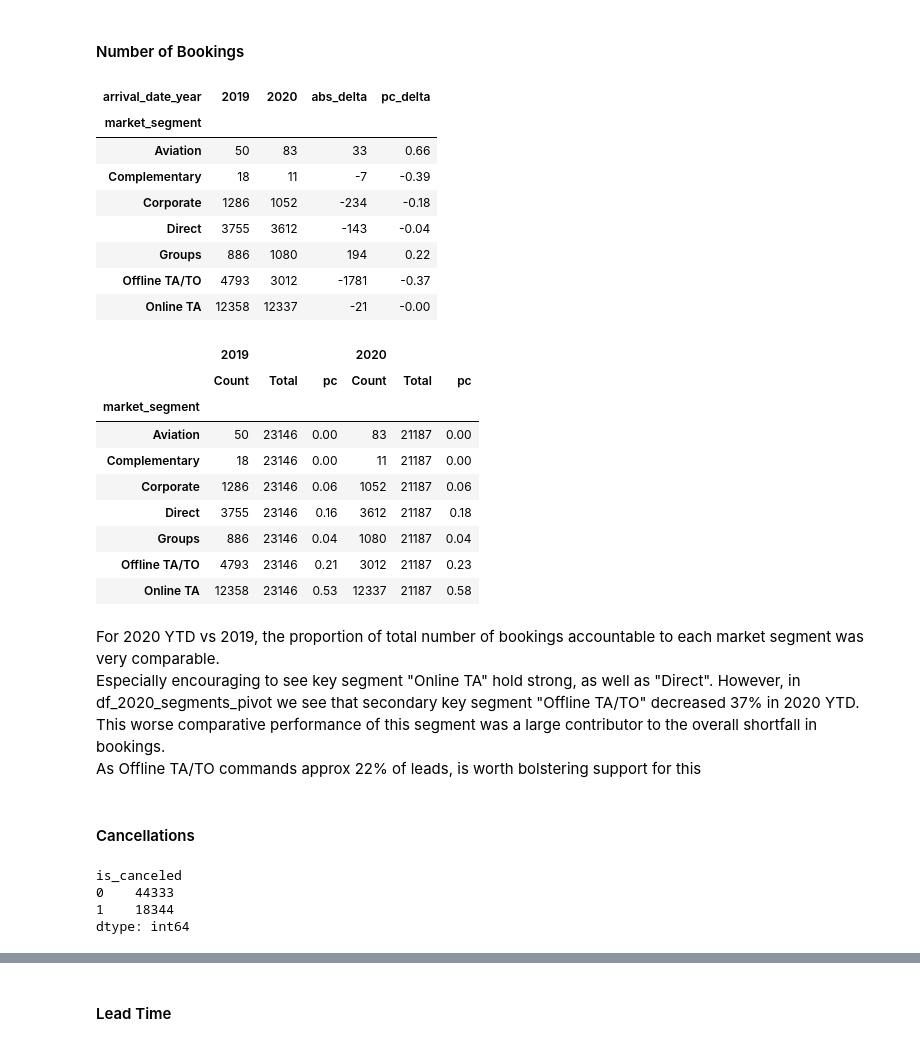
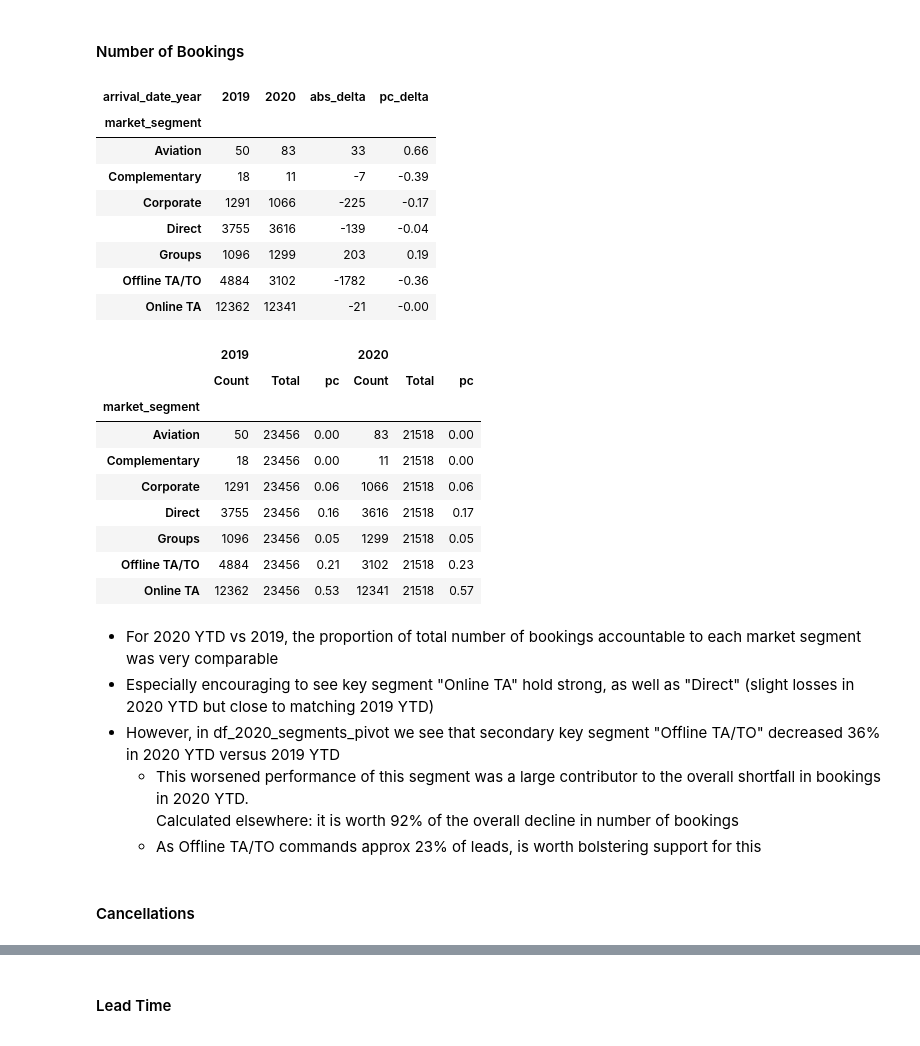
Before and after one commit to dngsus/data_analysis, a Jupyter notebook: 01 Hotel v01.ipynb, the cells around one changed output, grey strips where cells are left out. Saved outputs shown, nothing was run; the diff lists cells and outputs as text; code cells hidden in the pictures.

```diff
--- a/01 Hotel v01.ipynb
+++ b/01 Hotel v01.ipynb
@@ -51,6 +72,6 @@ import numpy as np
 pd.options.display.float_format = '{:.2f}'.format
 # %%
-df = pd.read_excel(r"D:\Code\Data Analysis\01\hotel_revenue_historical_full-2.xlsx", sheet_name = None)
+df = pd.read_excel(r"D:\Code\Data Analysis\01 Hotel\hotel_revenue_historical_full-2.xlsx", sheet_name = None)
 # %%
 # Dimension table 1
 # Typically would assume SC := self-catered --> cheaper
@@ -249,7 +278,7 @@ df_main[["nights", "stays_in_week_nights", "stays_in_weekend_nights"]].head(10)
 | 9 | 7 | 5 | 2 |
 # %%
 # Revenue associated with booking of rooms
-df_main["room_revenue"] = (df_main["nights"] + 1) * df_main["adr"]
+df_main["room_revenue"] = df_main["nights"] * df_main["adr"]
 df_main[["room_revenue", "nights", "adr"]].head(10)
 # %% [output]
 |  | room_revenue | nights | adr |
@@ -293,7 +322,7 @@ df_main.head(10)
 | 9 | Resort Hotel | 1 | 47 | 2018 | 7 | 27 | ... |
 # %%
 
-df_main["meal_revenue"] = df_main.nights * df_main.meal_cost * (df_main.pax - df_main.babies)
+df_main["meal_revenue"] = (df_main.nights + 1) * df_main.meal_cost * (df_main.pax - df_main.babies)
 df_main[["meal_revenue", "nights", "pax", "babies", "meal_cost"]].head(10)
 # %% [output]
 |  | meal_revenue | nights | pax | babies | meal_cost |
@@ -341,6 +379,7 @@ df_main[["is_canceled", "booking_revenue", "meal_revenue", "room_revenue", "disc
 # %%
-df_main_complete = df_main[df_main.is_canceled == 0]
-df_main_cancelled = df_main[df_main.is_canceled == 1]
+df_main_complete = df_main[(df_main.is_canceled == 0) | ((df_main.is_canceled == 1) & (df_main.deposit_type == "Non Refund"))]
+df_main_cancelled = df_main[((df_main.is_canceled == 1) & (df_main.deposit_type != "Non Refund"))]
 print(len(df_main_complete))
 print(len(df_main_cancelled))
+print(len(df_main))
 # %% [output]
@@ -676,20 +717,20 @@ At a glance, revenue shapes in 2020 vs 2019 are largely similar, and revenue gro
 # %%
 df_2020_segments = df_2019_vs_2020.groupby(["market_segment", "arrival_date_year"]).size().reset_index(name = "bookings").sort_values(by = ["arrival_date_year", "market_segment"])
 df_2020_segments_pivot = df_2020_segments.pivot(index = "market_segment", columns = "arrival_date_year", values = "bookings")
 df_2020_segments_pivot.fillna(0, inplace = True)
 df_2020_segments_pivot["abs_delta"] = df_2020_segments_pivot[2020] - df_2020_segments_pivot[2019]
-df_2020_segments_pivot["pc_delta"] = (df_2020_segments_pivot[2020] - df_2020_segments_pivot[2019]) / df_2020_segments_pivot[2018]
+df_2020_segments_pivot["pc_delta"] = (df_2020_segments_pivot[2020] - df_2020_segments_pivot[2019]) / df_2020_segments_pivot[2019]
 df_2020_segments_pivot
 # %% [output]
 | arrival_date_year | 2019 | 2020 | abs_delta | pc_delta |
 | market_segment |  |  |  |  |
 | Aviation | 50 | 83 | 33 | 0.66 |
 | Complementary | 18 | 11 | -7 | -0.39 |
-| Corporate | 1286 | 1052 | -234 | -0.18 |
-| Direct | 3755 | 3612 | -143 | -0.04 |
-| Groups | 886 | 1080 | 194 | 0.22 |
-| Offline TA/TO | 4793 | 3012 | -1781 | -0.37 |
-| Online TA | 12358 | 12337 | -21 | -0.00 |
+| Corporate | 1291 | 1066 | -225 | -0.17 |
+| Direct | 3755 | 3616 | -139 | -0.04 |
+| Groups | 1096 | 1299 | 203 | 0.19 |
+| Offline TA/TO | 4884 | 3102 | -1782 | -0.36 |
+| Online TA | 12362 | 12341 | -21 | -0.00 |
 # %%
 df_2020_segments_prop = df_2019_vs_2020.groupby(["market_segment", "arrival_date_year"]).size().reset_index(name = "bookings").sort_values(by = ["arrival_date_year", "market_segment"])
 df_2020_segments_prop_pivot = df_2020_segments_prop.pivot(index = "market_segment", columns = "arrival_date_year", values = "bookings")
@@ -704,27 +745,19 @@ df_2020_segments_prop_pivot
 |  | 2019 |  |  | 2020 |  |  |
 |  | Count | Total | pc | Count | Total | pc |
 | market_segment |  |  |  |  |  |  |
-| Aviation | 50 | 23146 | 0.00 | 83 | 21187 | 0.00 |
-| Complementary | 18 | 23146 | 0.00 | 11 | 21187 | 0.00 |
-| Corporate | 1286 | 23146 | 0.06 | 1052 | 21187 | 0.06 |
-| Direct | 3755 | 23146 | 0.16 | 3612 | 21187 | 0.18 |
-| Groups | 886 | 23146 | 0.04 | 1080 | 21187 | 0.04 |
-| Offline TA/TO | 4793 | 23146 | 0.21 | 3012 | 21187 | 0.23 |
-| Online TA | 12358 | 23146 | 0.53 | 12337 | 21187 | 0.58 |
+| Aviation | 50 | 23456 | 0.00 | 83 | 21518 | 0.00 |
+| Complementary | 18 | 23456 | 0.00 | 11 | 21518 | 0.00 |
+| Corporate | 1291 | 23456 | 0.06 | 1066 | 21518 | 0.06 |
+| Direct | 3755 | 23456 | 0.16 | 3616 | 21518 | 0.17 |
+| Groups | 1096 | 23456 | 0.05 | 1299 | 21518 | 0.05 |
+| Offline TA/TO | 4884 | 23456 | 0.21 | 3102 | 21518 | 0.23 |
+| Online TA | 12362 | 23456 | 0.53 | 12341 | 21518 | 0.57 |
 # %% [markdown]
-For 2020 YTD vs 2019, the proportion of total number of bookings accountable to each market segment was very comparable.<br>
-Especially encouraging to see key segment "Online TA" hold strong, as well as "Direct".
-However, in df_2020_segments_pivot we see that secondary key segment "Offline TA/TO" decreased 37% in 2020 YTD.<br>
-This worse comparative performance of this segment was a large contributor to the overall shortfall in bookings.<br>
-As Offline TA/TO commands approx 22% of leads, is worth bolstering support for this
+- For 2020 YTD vs 2019, the proportion of total number of bookings accountable to each market segment was very comparable
+- Especially encouraging to see key segment "Online TA" hold strong, as well as "Direct" (slight losses in 2020 YTD but close to matching 2019 YTD)
+- However, in df_2020_segments_pivot we see that secondary key segment "Offline TA/TO" decreased 36% in 2020 YTD versus 2019 YTD
+    - This worsened performance of this segment was a large contributor to the overall shortfall in bookings in 2020 YTD.<br>
+    Calculated elsewhere: it is worth 92% of the overall decline in number of bookings
+    - As Offline TA/TO commands approx 23% of leads, is worth bolstering support for this
 # %% [markdown]
 #### Cancellations
-# %%
-# Create new dataframe that is agnsotic to cancelled or not
-df_2019_vs_2020_all = df_main[(df_main.arrival_date_month < 9) & df_main.arrival_date_year.between(2019, 2020)].reset_index(drop = True)
-df_2019_vs_2020_all.groupby("is_canceled").size()
-# %% [output]
-is_canceled
-0    44333
-1    18344
-dtype: int64
```
Also changed, not shown: parts of 53 cells of this notebook.
